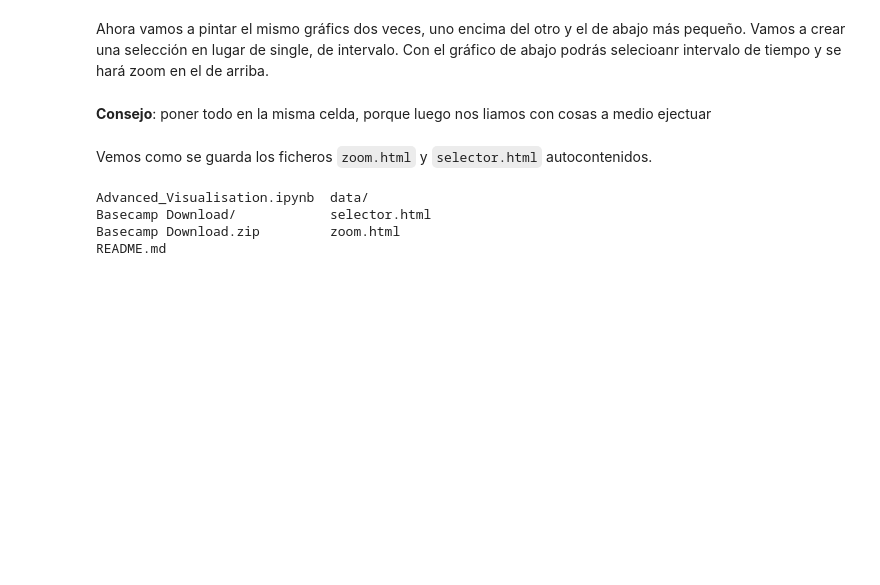
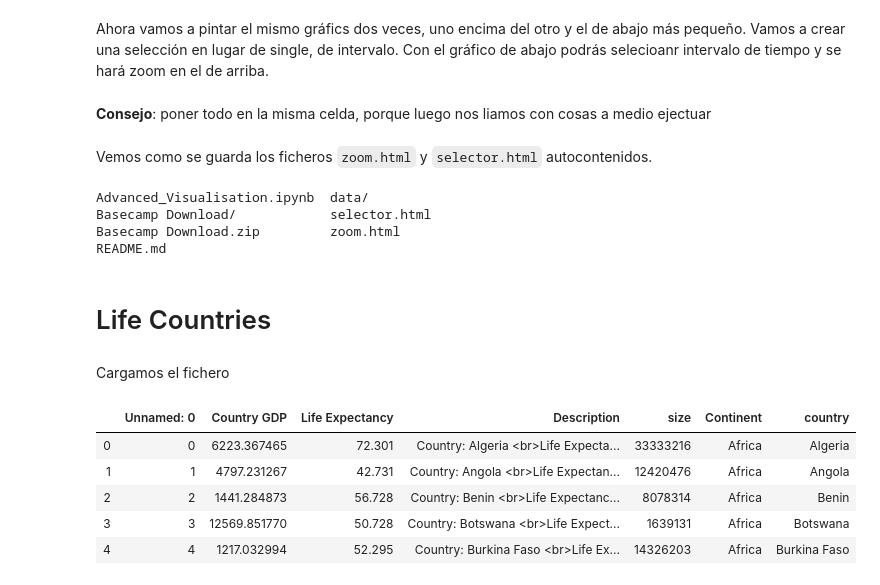
Before and after one commit to huanlui/advanced-visualisation, a Jupyter notebook: Advanced_Visualisation.ipynb, the cells around one changed output. Cells and saved outputs as stored; diff of their text form; code cells hidden in the pictures; blank space fills up the shorter version.

```diff
--- a/Advanced_Visualisation.ipynb
+++ b/Advanced_Visualisation.ipynb
@@ -98,3 +98,7 @@ Advanced_Visualisation.ipynb  data/
 Basecamp Download/            selector.html
 Basecamp Download.zip         zoom.html
 README.md
+# %% [markdown]
+# Life Countries
+# %% [markdown]
+Cargamos el fichero
@@ -100,0 +107,9 @@ README.md
+# %%
+lifecountries.head()
+# %% [output]
+|  | Unnamed: 0 | Country GDP | Life Expectancy | Description | size | Continent | country |
+| 0 | 0 | 6223.367465 | 72.301 | Country: Algeria <br>Life Expecta... | 33333216 | Africa | Algeria |
+| 1 | 1 | 4797.231267 | 42.731 | Country: Angola <br>Life Expectan... | 12420476 | Africa | Angola |
+| 2 | 2 | 1441.284873 | 56.728 | Country: Benin <br>Life Expectanc... | 8078314 | Africa | Benin |
+| 3 | 3 | 12569.851770 | 50.728 | Country: Botswana <br>Life Expect... | 1639131 | Africa | Botswana |
+| 4 | 4 | 1217.032994 | 52.295 | Country: Burkina Faso <br>Life Ex... | 14326203 | Africa | Burkina Faso |
```
Also changed, not shown: parts of 10 cells of this notebook, 35 other files.
